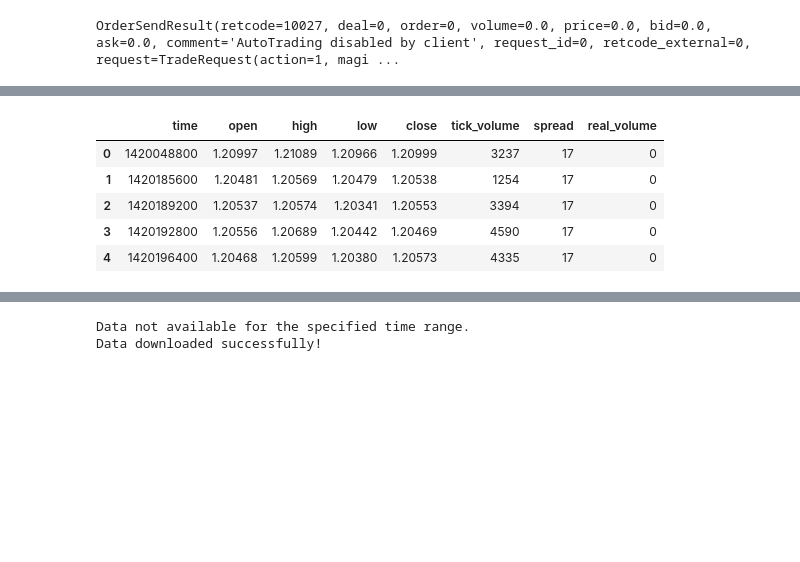
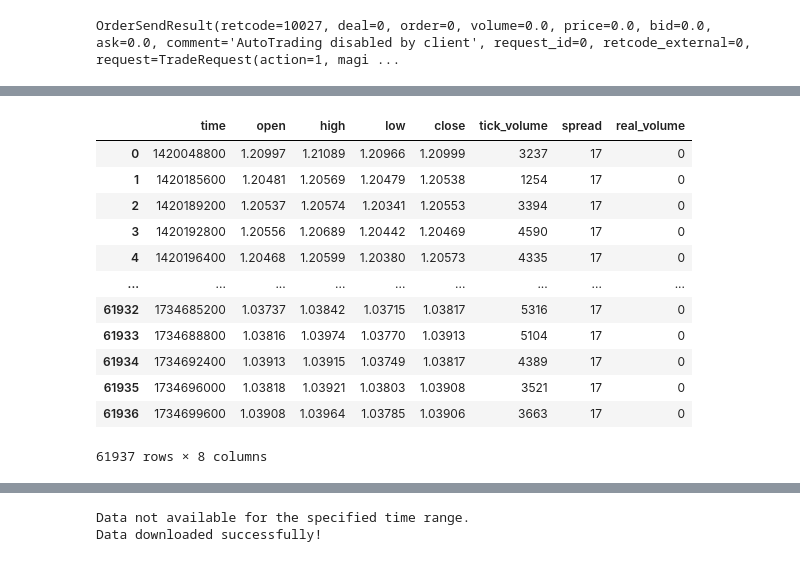
Before and after one commit to Iftekhar-mobin/Make_Money_with_Tensorflow_2.0, a Jupyter notebook: forexPredictor/Python MT5.ipynb, the cells around one changed output, grey strips where cells are left out. Drawn from its saved outputs; the diff is of its cells as text; code cells hidden in the pictures; blank space fills up the shorter version.

```diff
--- a/forexPredictor/Python MT5.ipynb
+++ b/forexPredictor/Python MT5.ipynb
@@ -143,11 +203,18 @@ ohlc_data = pd.DataFrame(mt.copy_rates_range("EURUSD",
 
 ohlc_data.to_csv('H1_EURUSD_2015.csv')
 # %%
-ohlc_data.head()
+ohlc_data
 # %% [output]
 |  | time | open | high | low | close | tick_volume | spread | real_volume |
 | 0 | 1420048800 | 1.20997 | 1.21089 | 1.20966 | 1.20999 | 3237 | 17 | 0 |
 | 1 | 1420185600 | 1.20481 | 1.20569 | 1.20479 | 1.20538 | 1254 | 17 | 0 |
 | 2 | 1420189200 | 1.20537 | 1.20574 | 1.20341 | 1.20553 | 3394 | 17 | 0 |
 | 3 | 1420192800 | 1.20556 | 1.20689 | 1.20442 | 1.20469 | 4590 | 17 | 0 |
 | 4 | 1420196400 | 1.20468 | 1.20599 | 1.20380 | 1.20573 | 4335 | 17 | 0 |
+| ... | ... | ... | ... | ... | ... | ... | ... | ... |
+| 61932 | 1734685200 | 1.03737 | 1.03842 | 1.03715 | 1.03817 | 5316 | 17 | 0 |
+| 61933 | 1734688800 | 1.03816 | 1.03974 | 1.03770 | 1.03913 | 5104 | 17 | 0 |
+| 61934 | 1734692400 | 1.03913 | 1.03915 | 1.03749 | 1.03817 | 4389 | 17 | 0 |
+| 61935 | 1734696000 | 1.03818 | 1.03921 | 1.03803 | 1.03908 | 3521 | 17 | 0 |
+| 61936 | 1734699600 | 1.03908 | 1.03964 | 1.03785 | 1.03906 | 3663 | 17 | 0 |
+61937 rows × 8 columns
```
Also changed, not shown: parts of 12 cells of this notebook, 6 other files.
